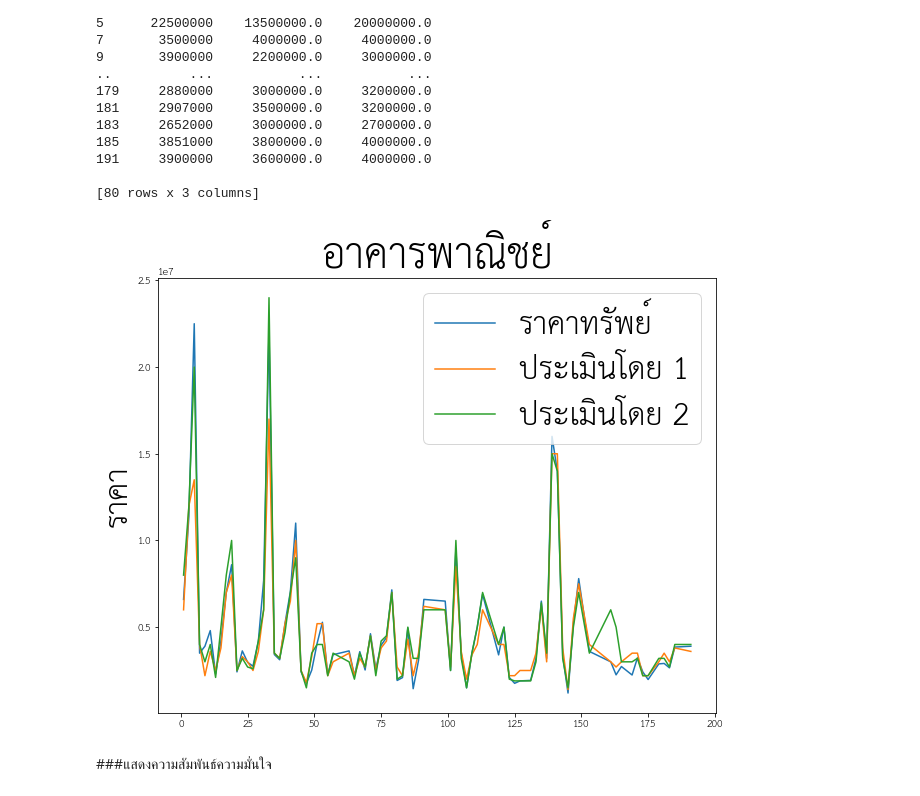
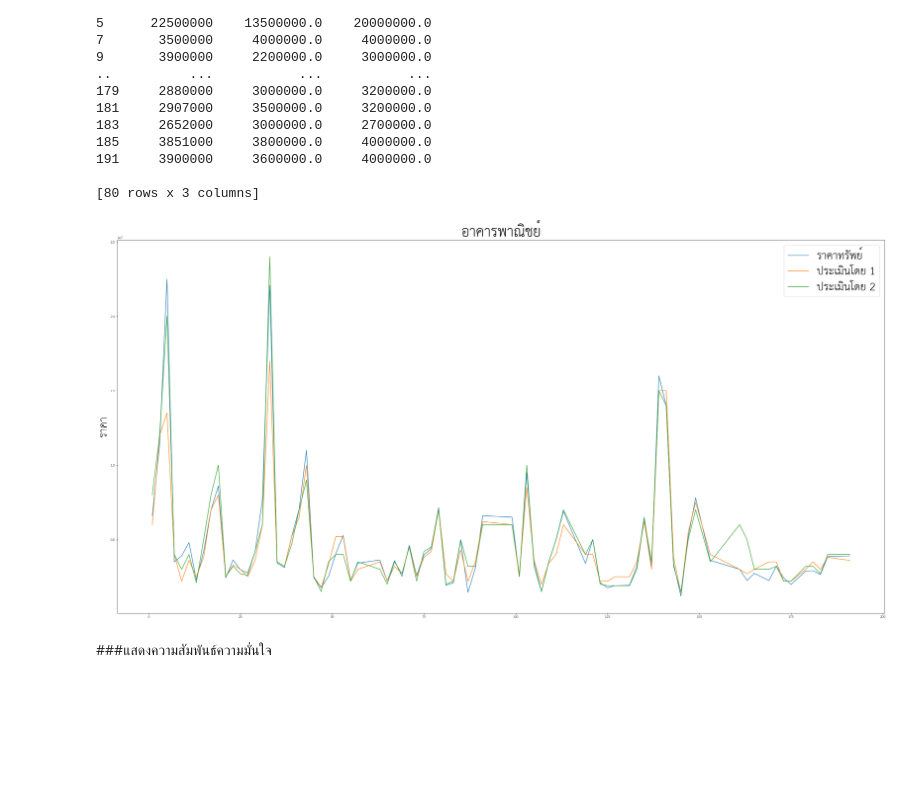
Before and after one commit to nannthd/bsc_dpdm22, a Jupyter notebook: [dataprep1] property estimator.ipynb, the cells around one changed output. Drawn from its saved outputs; the diff is of its cells as text; code cells hidden in the pictures; blank space fills up the shorter version.

```diff
--- a/[dataprep1] property estimator.ipynb
+++ b/[dataprep1] property estimator.ipynb
@@ -2066,13 +2066,14 @@ print(dataF5)
 
 [80 rows x 3 columns]
 # %%
+matplotlib.rcParams['figure.figsize']=[40,20]
 dataF5.plot(kind="line")
 plt.title('อาคารพาณิชย์',fontsize=40)
 plt.ylabel('ราคา',fontsize=30)
 plt.legend( loc ="upper right",fontsize=30)
 plt.show()
 # %% [output]
-[figure, old version]
+[figure, new version]
 # %% [markdown]
 ###แสดงความสัมพันธ์ความมั่นใจ
 # %%
```
Also changed, not shown: parts of 3 cells of this notebook.
